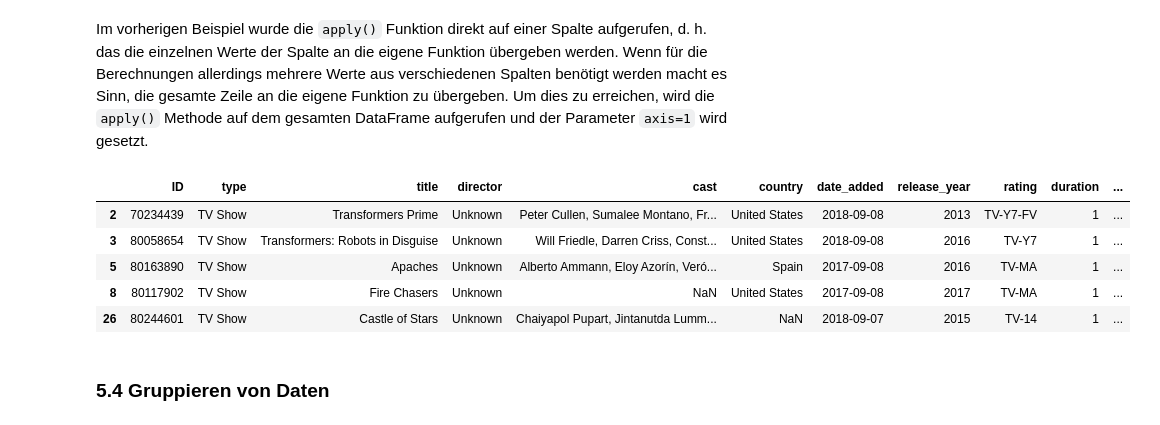
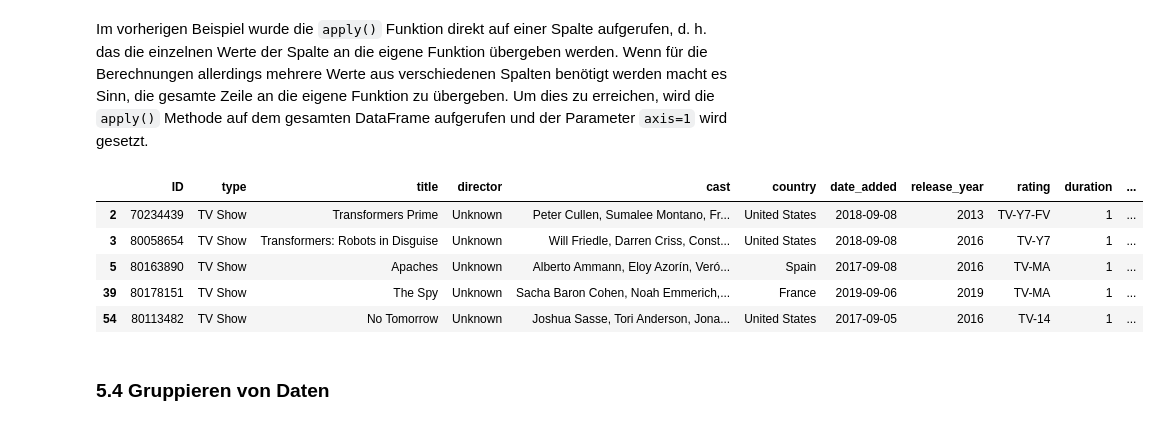
Before and after one commit to orca-nrw/lernmodul-pandas, a Jupyter notebook: index.ipynb, the cells around one changed output. Cells and saved outputs as stored; diff of their text form; code cells hidden in the pictures.

```diff
--- a/index.ipynb
+++ b/index.ipynb
@@ -887,0 +920,2 @@ Mithilfe von eigenen Funktionen können fehlende Werte auch durch spezifische We
+# %%
+netflix_titles_df = netflix_titles_df.dropna(subset=['date_added'])
@@ -955,3 +1015,5 @@ Das Ersetzen der Kategorie `UR` wird im Abschnitt [5.2 Manipulation von Daten](#
+# %%
+netflix_titles_df = netflix_titles_df.dropna()
 # %% [markdown]
 <div style="background-color: #150458 ; padding: 5px; "></div>
 
@@ -1112,18 +1179,18 @@ Im vorherigen Beispiel wurde die `apply()` Funktion direkt auf einer Spalte aufg
 # %%
 def get_years_between_added_and_release (row):
     year_added = row['date_added'].year
     return year_added - row['release_year']
 
 netflix_tv_df = netflix_tv_df.copy()
-netflix_tv_df['year_added'] = netflix_tv_df.apply(get_years_between_added_and_release, axis=1)
+netflix_tv_df['years_between_add_and_release'] = netflix_tv_df.apply(get_years_between_added_and_release, axis=1)
 netflix_tv_df.head()
 # %% [output]
 |  | ID | type | title | director | cast | country | date_added | release_year | rating | duration | ... |
 | 2 | 70234439 | TV Show | Transformers Prime | Unknown | Peter Cullen, Sumalee Montano, Fr... | United States | 2018-09-08 | 2013 | TV-Y7-FV | 1 | ... |
 | 3 | 80058654 | TV Show | Transformers: Robots in Disguise | Unknown | Will Friedle, Darren Criss, Const... | United States | 2018-09-08 | 2016 | TV-Y7 | 1 | ... |
 | 5 | 80163890 | TV Show | Apaches | Unknown | Alberto Ammann, Eloy Azorín, Veró... | Spain | 2017-09-08 | 2016 | TV-MA | 1 | ... |
-| 8 | 80117902 | TV Show | Fire Chasers | Unknown | NaN | United States | 2017-09-08 | 2017 | TV-MA | 1 | ... |
-| 26 | 80244601 | TV Show | Castle of Stars | Unknown | Chaiyapol Pupart, Jintanutda Lumm... | NaN | 2018-09-07 | 2015 | TV-14 | 1 | ... |
+| 39 | 80178151 | TV Show | The Spy | Unknown | Sacha Baron Cohen, Noah Emmerich,... | France | 2019-09-06 | 2019 | TV-MA | 1 | ... |
+| 54 | 80113482 | TV Show | No Tomorrow | Unknown | Joshua Sasse, Tori Anderson, Jona... | United States | 2017-09-05 | 2016 | TV-14 | 1 | ... |
 # %% [markdown]
 ### **5.4** <a id='gruppieren'>Gruppieren von Daten</a>
 # %% [markdown]
```
Also changed, not shown: parts of 46 cells of this notebook, 2 other files.
